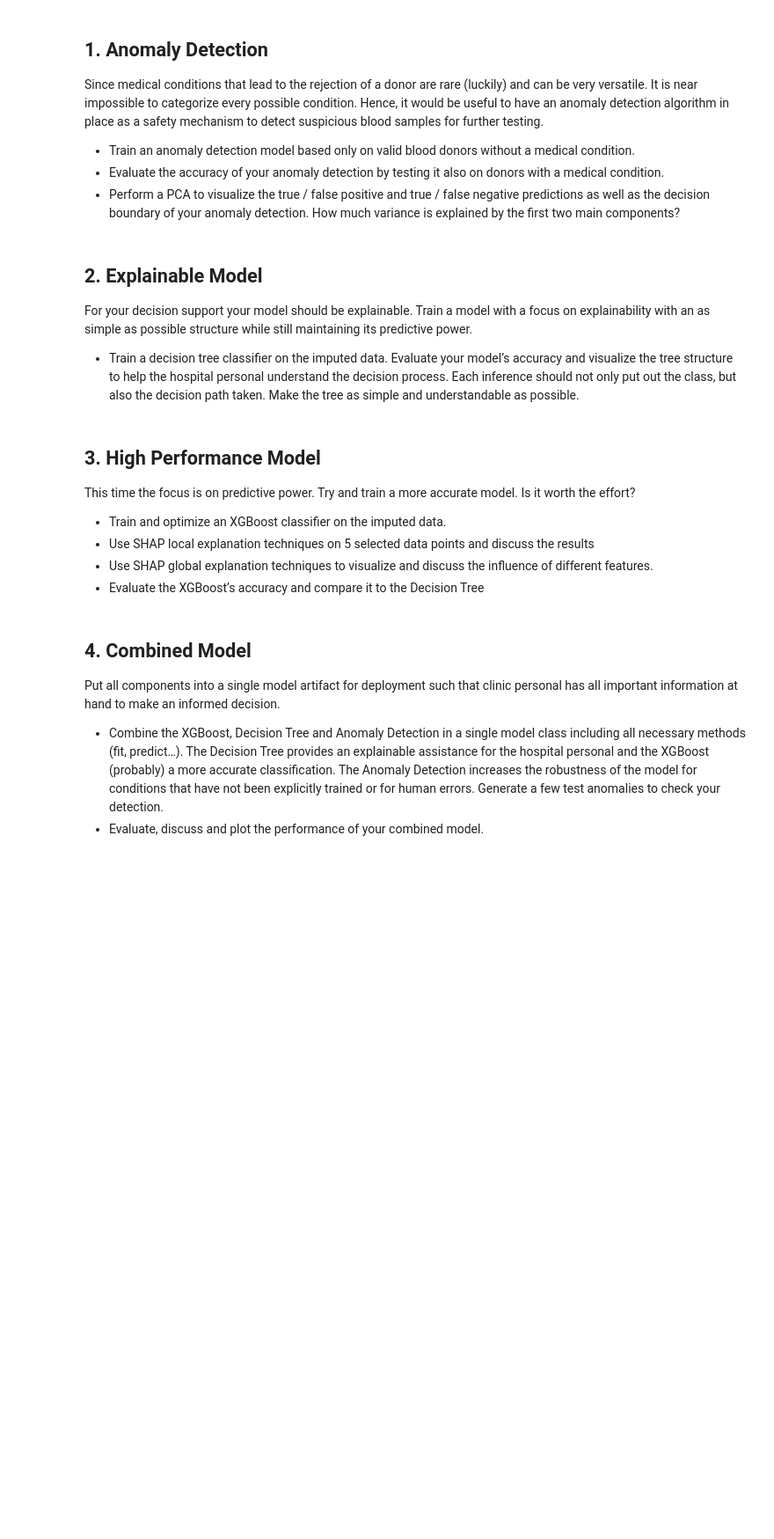
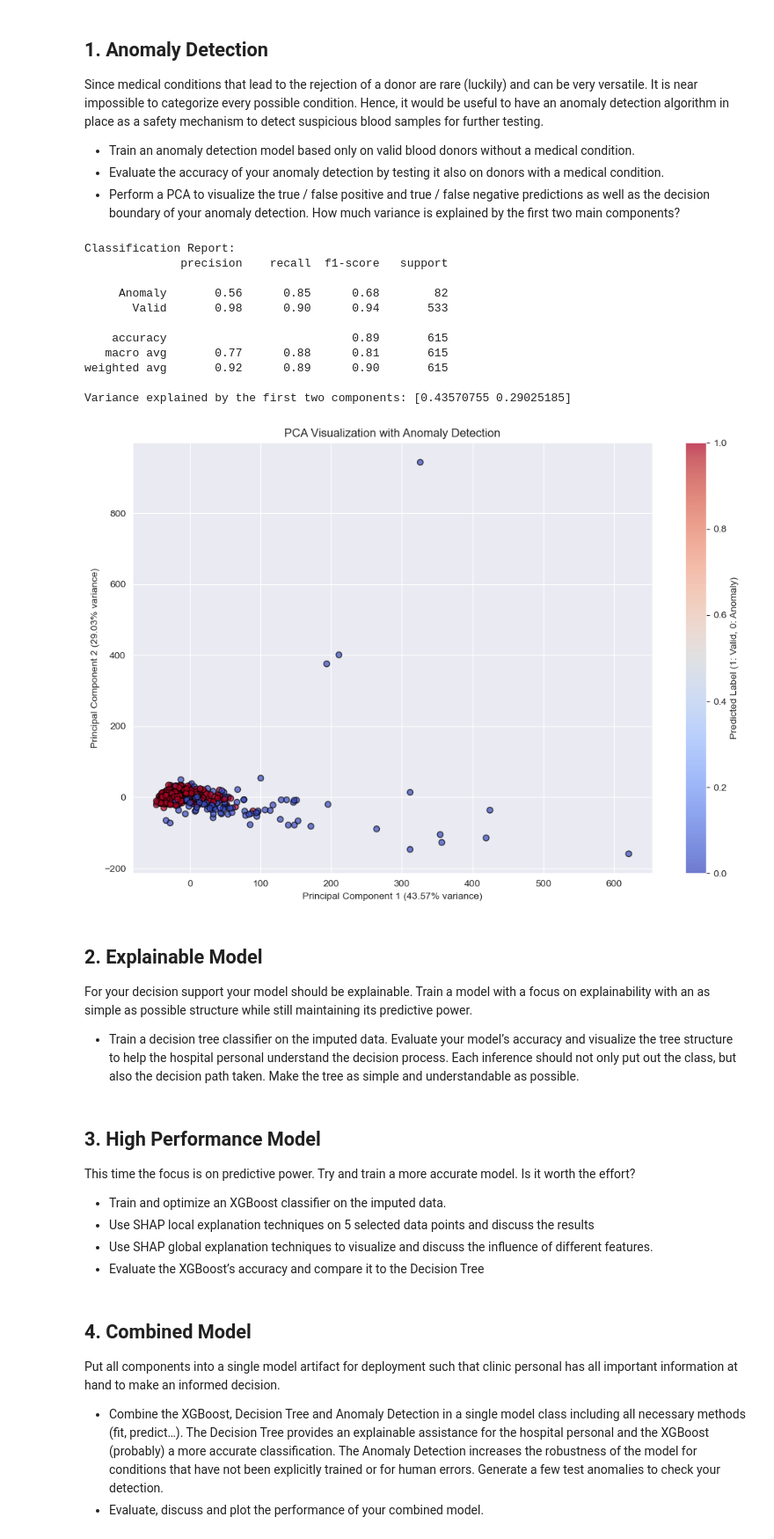
Before and after one commit to mmarsal/machine-learning, a Jupyter notebook: third/blood_donor.ipynb, the cells around one changed output. Shown: that part at 88% size. Cells and saved outputs as stored; diff of their text form; code cells hidden in the pictures; blank space fills up the shorter version.

Commit message:
Add Anomaly Detection

```diff
--- a/third/blood_donor.ipynb
+++ b/third/blood_donor.ipynb
@@ -118,6 +225,80 @@ detection algorithm in place as a safety mechanism to detect suspicious blood sa
 - Evaluate the accuracy of your anomaly detection by testing it also on donors with a medical condition.
 - Perform a PCA to visualize the true / false positive and true / false negative predictions as well as the decision
 boundary of your anomaly detection. How much variance is explained by the first two main components?
+# %%
+from sklearn.ensemble import IsolationForest
+from sklearn.metrics import classification_report
+from sklearn.decomposition import PCA
+
+
+# Filter data for valid blood donors
+donors = df[df['Category'] == '0=Blood Donor']
+
+# Filter data for non-donors (anomalous category)
+non_donors = df[df['Category'] != '0=Blood Donor']
+
+# Numerical columns for modeling
+numerical_columns = ['ALB', 'ALP', 'ALT', 'AST', 'BIL', 'CHE', 'CHOL', 'CREA', 'GGT', 'PROT']
+
+# Features for anomaly detection
+X_train = donors[numerical_columns]  # Train on valid donors only
+X_test = non_donors[numerical_columns]  # Use non-donors for testing
+
+# Define and train Isolation Forest
+iso_forest = IsolationForest(random_state=42, contamination=0.1)  # Assuming 10% contamination
+iso_forest.fit(X_train)
+
+# Predict anomalies on the combined dataset
+combined_data = pd.concat([donors, non_donors], axis=0)
+combined_features = combined_data[numerical_columns]
+predictions = iso_forest.predict(combined_features)
+
+# Map predictions to binary format (1: normal, -1: anomaly)
+pred_binary = np.where(predictions == 1, 1, 0)  # 1: Valid, 0: Anomaly
+true_labels = np.where(combined_data['Category'] == '0=Blood Donor', 1, -1)
+true_binary = np.where(true_labels == 1, 1, 0)
+
+# Classification report
+print("Classification Report:")
+print(classification_report(true_binary, pred_binary, target_names=['Anomaly', 'Valid']))
+
+
+# Perform PCA
+pca = PCA(n_components=2)
+pca_data = pca.fit_transform(combined_features)
+
+# Variance explained by PCA components
+variance_explained = pca.explained_variance_ratio_
+print(f"Variance explained by the first two components: {variance_explained}")
+
+# Scatter plot with PCA results
+plt.figure(figsize=(12, 8))
+scatter = plt.scatter(
+    pca_data[:, 0], pca_data[:, 1],
+    c=pred_binary,  # Color based on predictions
+    cmap='coolwarm',
+    alpha=0.7,
+    edgecolor='k'
+)
+plt.colorbar(scatter, label='Predicted Label (1: Valid, 0: Anomaly)')
+plt.title("PCA Visualization with Anomaly Detection")
+plt.xlabel(f"Principal Component 1 ({variance_explained[0]:.2%} variance)")
+plt.ylabel(f"Principal Component 2 ({variance_explained[1]:.2%} variance)")
+plt.grid(True)
+plt.show()
+# %% [output]
+Classification Report:
+              precision    recall  f1-score   support
+
+     Anomaly       0.56      0.85      0.68        82
+       Valid       0.98      0.90      0.94       533
+
+    accuracy                           0.89       615
+   macro avg       0.77      0.88      0.81       615
+weighted avg       0.92      0.89      0.90       615
+
+Variance explained by the first two components: [0.43570755 0.29025185]
+[figure, added]
 # %% [markdown]
 ## 2. Explainable Model
 For your decision support your model should be explainable. Train a model with a focus on
```
Also changed, not shown: parts of 8 cells of this notebook.
